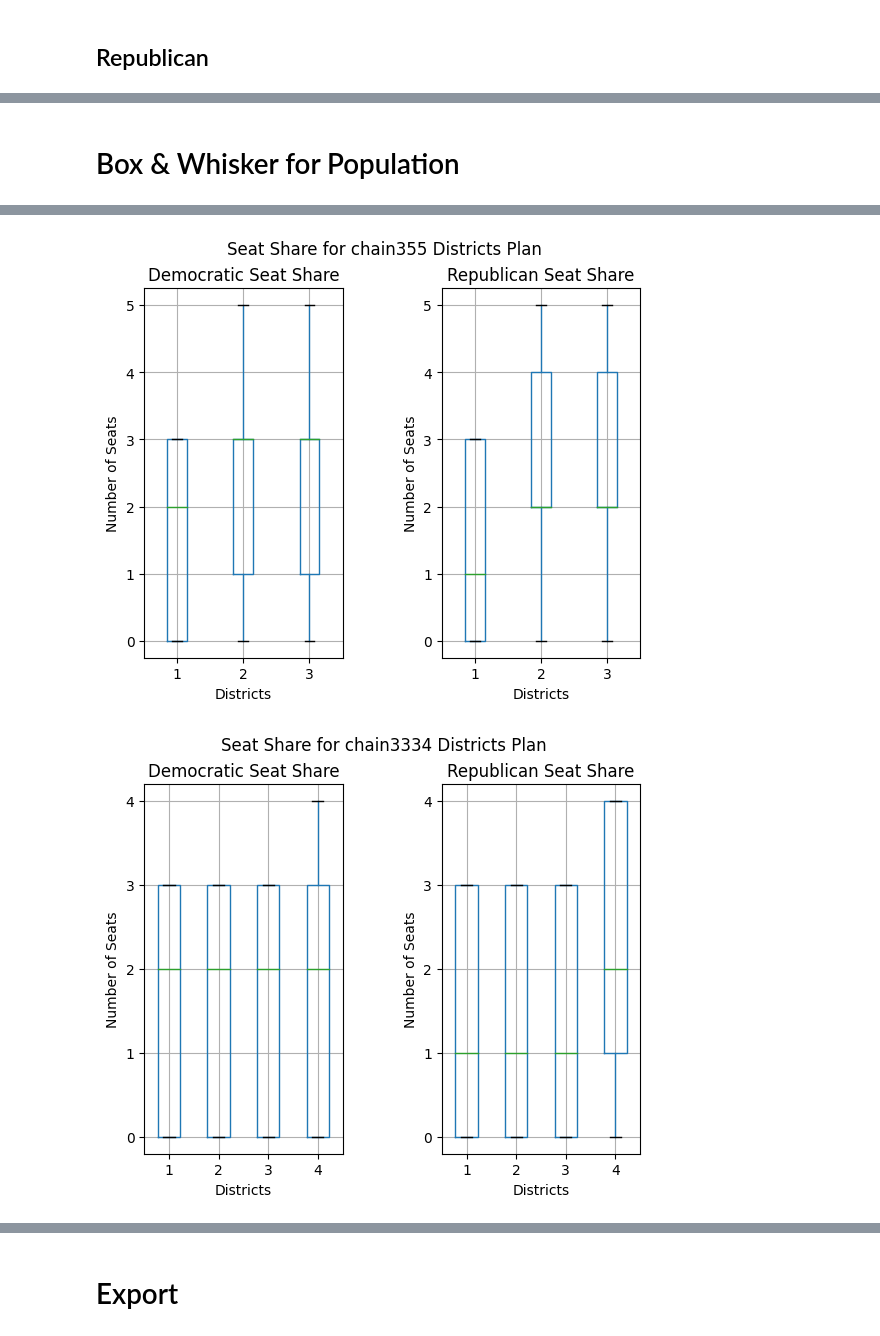
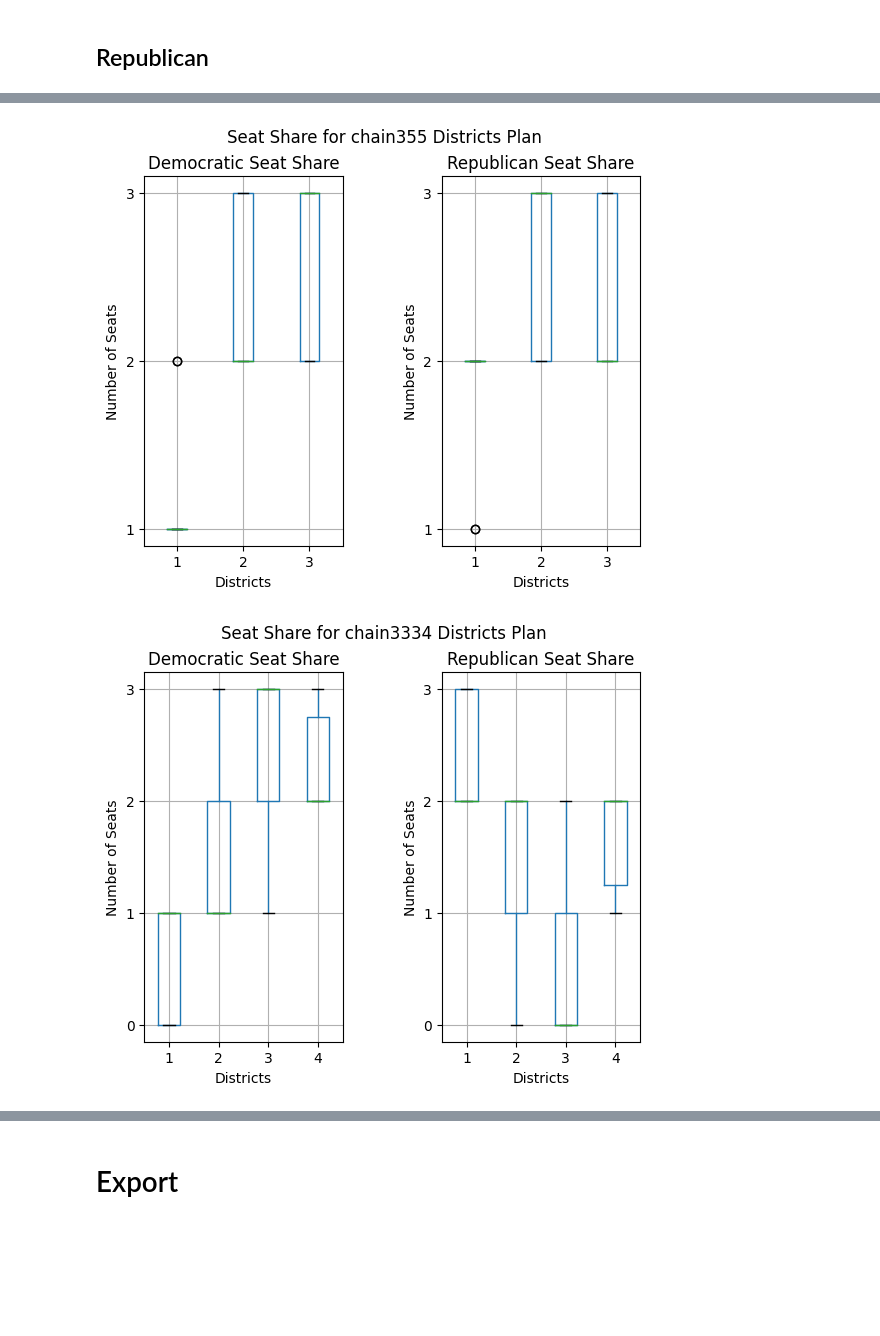
Before and after one commit to nimatullo/state-redistricter, a Jupyter notebook: gerrychain/seawulf-scripts/NorthCarolinaMMDFinal.ipynb, the cells around one changed output, grey strips where cells are left out. Saved outputs shown, nothing was run; the diff lists cells and outputs as text; code cells hidden in the pictures; blank space fills up the shorter version.

Commit message:
Added finalized data

```diff
--- a/gerrychain/seawulf-scripts/NorthCarolinaMMDFinal.ipynb
+++ b/gerrychain/seawulf-scripts/NorthCarolinaMMDFinal.ipynb
@@ -18,8 +19,10 @@ NC_PATH = os.path.join(PROCESSED_SHAPEFILE_PATH, "north carolina", "precinct_lev
 EXPORT_PATH = os.path.join(PROCESSED_SHAPEFILE_PATH, "north carolina")
 ITERATIONS = 3333
 SAFE_SEAT_THRESHOLD = 0.66
-MINORITY_POP_THRESHOLD = RACE_WINNER_THRESHOLD = 0.5
+MINORITY_POP_THRESHOLD =0.4
+RACE_WINNER_THRESHOLD = 0.5
 TOTAL_DISTRICTS = 13
 FOUR_FOUR_FIVE = 3.25
 FIVE_FIVE_THREE = 2.6
 THRE_THREE_THREE_FOUR = 4.33
+POSSIBLE_SEATS = [3, 4, 5]
@@ -334,3 +374,0 @@ rep_vote_share_percentage
-# %% [markdown]
-
-# Box & Whisker for Population
@@ -343,5 +375,7 @@ total_pop_box_data = pd.DataFrame(total_pop.describe().loc[["min", "25%", "50%",
 # %%
 seat_data = {}
+rep_total_count = [0] * (TOTAL_DISTRICTS + 1)
+dem_total_count = [0] * (TOTAL_DISTRICTS + 1)
 
 # Remove all candidates that have 0 votes
 for link in master_dict:
@@ -359,11 +393,10 @@ for link in master_dict:
         for district in election:
             # Remove half of the candidates
             election[district] = dict(list(election[district].items())[:int(len(election[district])/2)])
+
             # Sort districts by number of elements
             election[district] = dict(sorted(election[district].items(), key=lambda item: item[1], reverse=True))
-
     # Sort the districts by number of elements and re index them
-    # District 3 should have the most candidates
     new_election = sorted(new_election, key=lambda x: len(x[len(x)]), reverse=True)
     for i in range(len(new_election)):
         new_election[i] = dict(sorted(new_election[i].items(), key=lambda x: len(x[len(x)-1]), reverse=False))
@@ -375,6 +408,8 @@ for link in master_dict:
     for election in new_election:
         dem_dict = {}
         rep_dict = {}
+        total_dem = 0
+        total_rep = 0
         for district in election:
             # Get the number of repubicans and democrats
             num_dem = 0
@@ -384,19 +419,24 @@ for link in master_dict:
                     num_dem += 1
                 else:
                     num_rep += 1
-            dem_dict[district] = num_rep
-            rep_dict[district] = num_dem
+            total_dem += num_dem
+            total_rep += num_rep
+            dem_dict[district] = num_dem
+            rep_dict[district] = num_rep
+        dem_total_count[total_dem] = dem_total_count[total_dem] + 1
+        rep_total_count[total_rep] = rep_total_count[total_rep] + 1
         dem_seatshare.append(dem_dict)
         rep_seatshare.append(rep_dict)
 
     df_dem = pd.DataFrame(dem_seatshare)
     df_rep = pd.DataFrame(rep_seatshare)
 
-
     # Group both boxplots together
     fig, (ax1, ax2) = plt.subplots(1, 2)
     ax1.yaxis.set_major_locator(MaxNLocator(integer=True))
     ax2.yaxis.set_major_locator(MaxNLocator(integer=True))
+
+    # Make y axis from 0 to 4 for both plots
 
     fig.suptitle("Seat Share for " + link + " Districts Plan")
     df_dem.boxplot(ax=ax1)
@@ -412,11 +452,5 @@ for link in master_dict:
 
     seat_data[link] = [df_dem, df_rep]
 
-
-    # Plots only whole numbers
-
     plt.show()
-    # print(type(plt))
-
-# Turn seat data into a dataframe
 # %% [output]
@@ -424,2 +458,2 @@ for link in master_dict:
-[figure, old version]
+[figure, new version]
-[figure, old version]
+[figure, new version]
```
Also changed, not shown: parts of 19 cells of this notebook, 46 other files.
